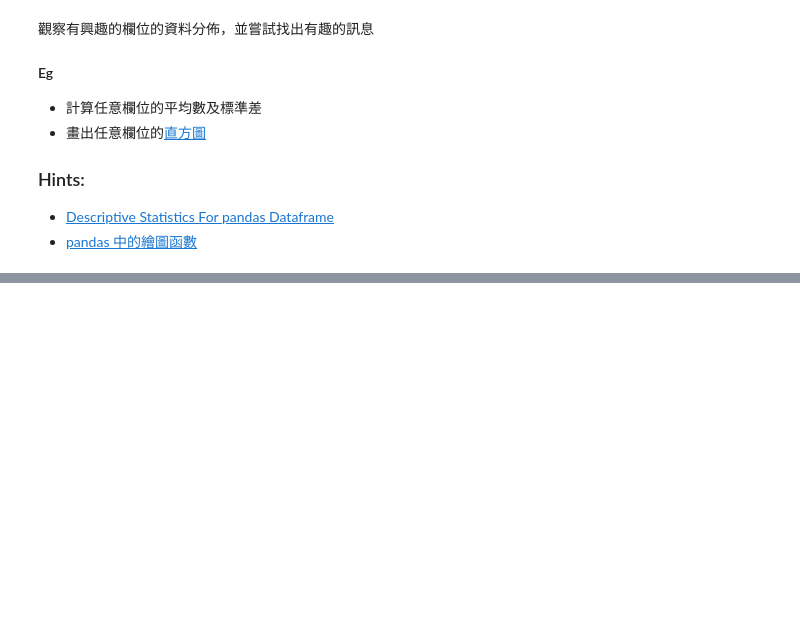
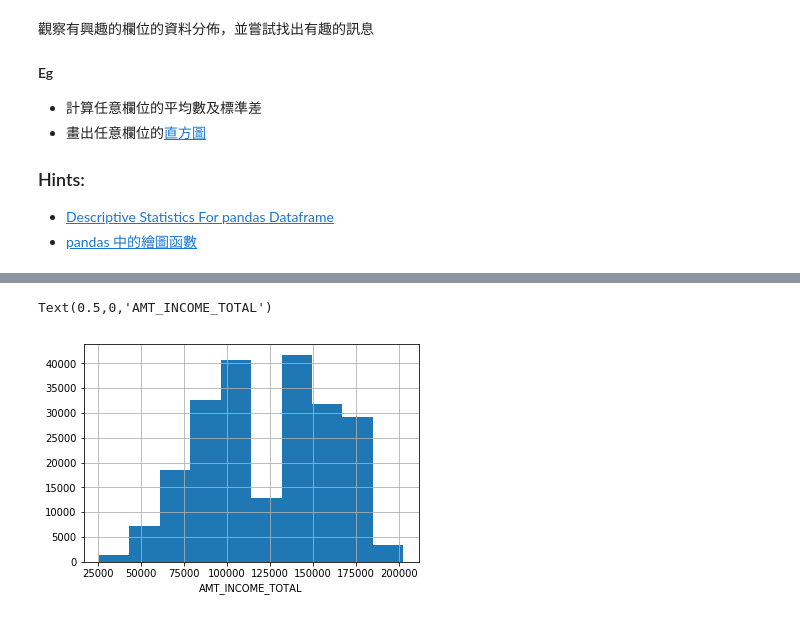
Before and after one commit to a37950456/100Day-ML-Marathon, a Jupyter notebook: homework/Day_005_HW.ipynb, the cells around one changed output, grey strips where cells are left out. Saved outputs shown, nothing was run; the diff lists cells and outputs as text; code cells hidden in the pictures; blank space fills up the shorter version.

```diff
--- a/homework/Day_005_HW.ipynb
+++ b/homework/Day_005_HW.ipynb
@@ -69,0 +77,6 @@ app_train['DAYS_REGISTRATION'].hist()
+# %%
+app_train.loc[app_train['AMT_INCOME_TOTAL']<app_train['AMT_INCOME_TOTAL'].quantile(0.75)]['AMT_INCOME_TOTAL'].hist()
+plt.xlabel('AMT_INCOME_TOTAL')
+# %% [output]
+Text(0.5,0,'AMT_INCOME_TOTAL')
+[figure, added]
```
Also changed, not shown: parts of 2 cells of this notebook.
